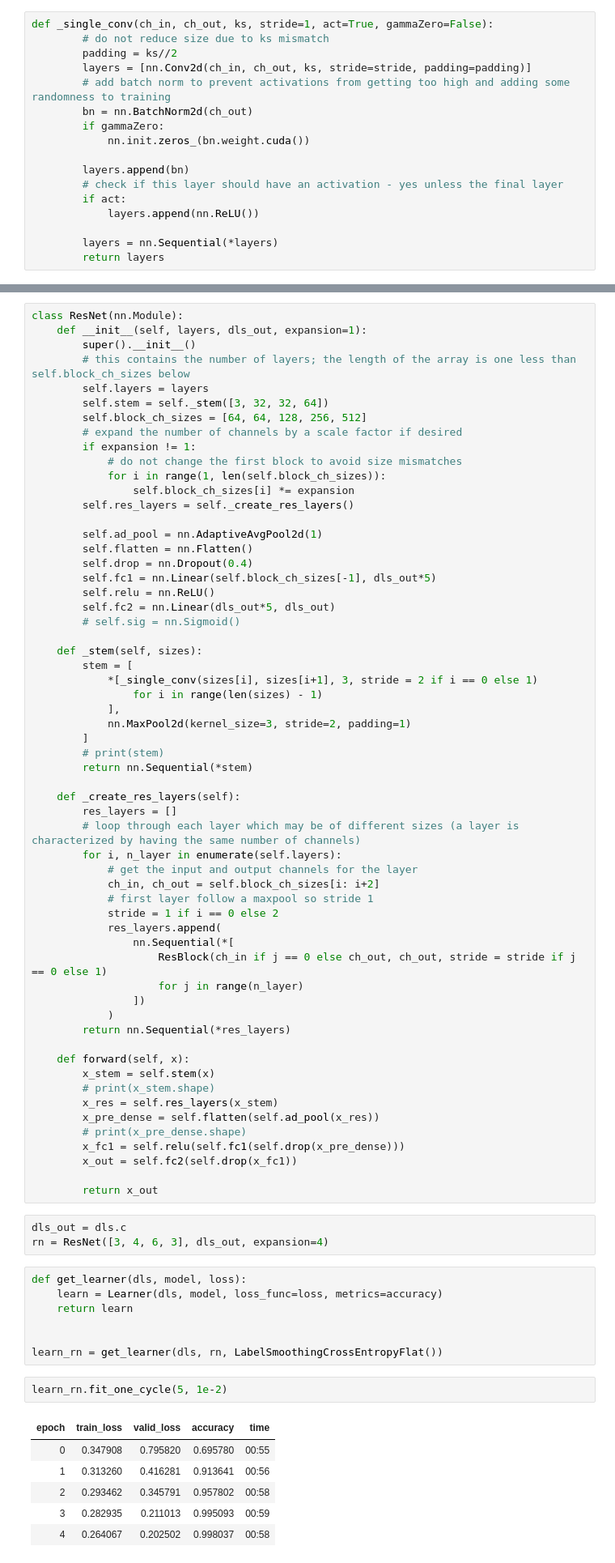
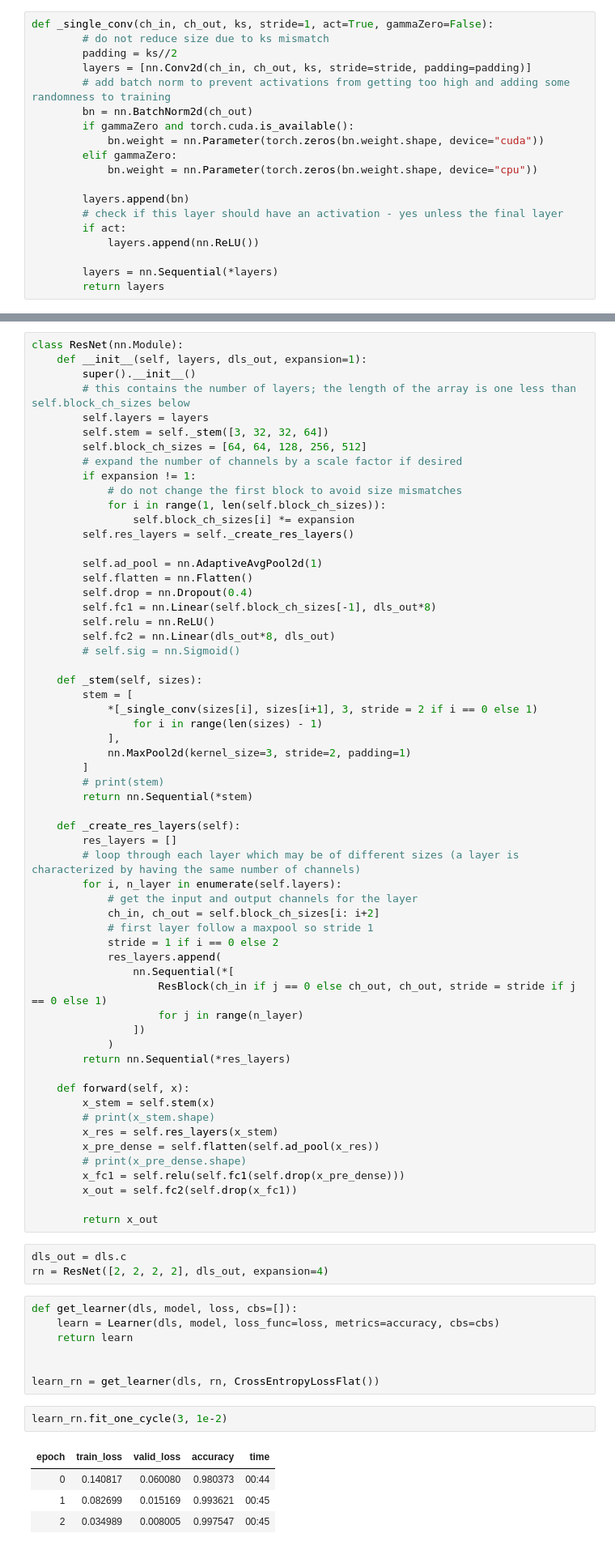
Before and after one commit to Nick-palmar/fast_book, a Jupyter notebook: 14_resnet_mnist.ipynb, the cells around one changed output, grey strips where cells are left out. Shown at 81% size. Cells and saved outputs as stored; diff of their text form.

```diff
--- a/14_resnet_mnist.ipynb
+++ b/14_resnet_mnist.ipynb
@@ -60,8 +56,10 @@ def _single_conv(ch_in, ch_out, ks, stride=1, act=True, gammaZero=False):
         layers = [nn.Conv2d(ch_in, ch_out, ks, stride=stride, padding=padding)]
         # add batch norm to prevent activations from getting too high and adding some randomness to training
         bn = nn.BatchNorm2d(ch_out)
-        if gammaZero:
-            nn.init.zeros_(bn.weight.cuda())
+        if gammaZero and torch.cuda.is_available():
+            bn.weight = nn.Parameter(torch.zeros(bn.weight.shape, device="cuda"))
+        elif gammaZero:
+            bn.weight = nn.Parameter(torch.zeros(bn.weight.shape, device="cpu"))
 
         layers.append(bn)
         # check if this layer should have an activation - yes unless the final layer
@@ -111,9 +109,9 @@ class ResNet(nn.Module):
         self.ad_pool = nn.AdaptiveAvgPool2d(1)
         self.flatten = nn.Flatten()
         self.drop = nn.Dropout(0.4)
-        self.fc1 = nn.Linear(self.block_ch_sizes[-1], dls_out*5)
+        self.fc1 = nn.Linear(self.block_ch_sizes[-1], dls_out*8)
         self.relu = nn.ReLU()
-        self.fc2 = nn.Linear(dls_out*5, dls_out)
+        self.fc2 = nn.Linear(dls_out*8, dls_out)
         # self.sig = nn.Sigmoid()
 
     def _stem(self, sizes):
@@ -154,23 +152,21 @@ class ResNet(nn.Module):
         return x_out
 # %%
 dls_out = dls.c
-rn = ResNet([3, 4, 6, 3], dls_out, expansion=4)
+rn = ResNet([2, 2, 2, 2], dls_out, expansion=4)
 # %%
-def get_learner(dls, model, loss):
-    learn = Learner(dls, model, loss_func=loss, metrics=accuracy)
+def get_learner(dls, model, loss, cbs=[]):
+    learn = Learner(dls, model, loss_func=loss, metrics=accuracy, cbs=cbs)
     return learn
 
 
-learn_rn = get_learner(dls, rn, LabelSmoothingCrossEntropyFlat())
+learn_rn = get_learner(dls, rn, CrossEntropyLossFlat())
 # %%
-learn_rn.fit_one_cycle(5, 1e-2)
+learn_rn.fit_one_cycle(3, 1e-2)
 # %% [output]
 | epoch | train_loss | valid_loss | accuracy | time |
-| 0 | 0.347908 | 0.795820 | 0.695780 | 00:55 |
-| 1 | 0.313260 | 0.416281 | 0.913641 | 00:56 |
-| 2 | 0.293462 | 0.345791 | 0.957802 | 00:58 |
-| 3 | 0.282935 | 0.211013 | 0.995093 | 00:59 |
-| 4 | 0.264067 | 0.202502 | 0.998037 | 00:58 |
+| 0 | 0.140817 | 0.060080 | 0.980373 | 00:44 |
+| 1 | 0.082699 | 0.015169 | 0.993621 | 00:45 |
+| 2 | 0.034989 | 0.008005 | 0.997547 | 00:45 |
 # %% [markdown]
 ## Train on the full MNIST dataset
 - First train with just a normal loss function
```
Also changed, not shown: parts of 16 cells of this notebook.
